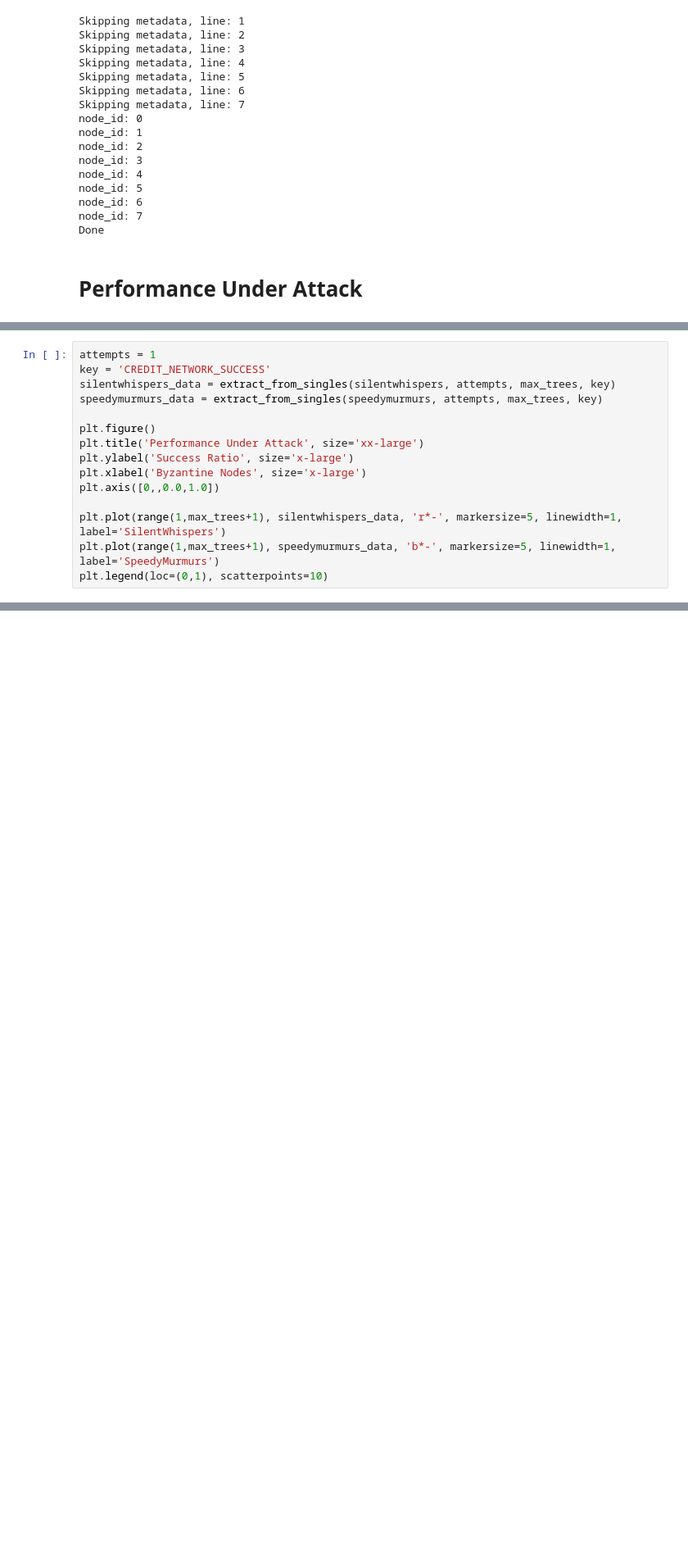
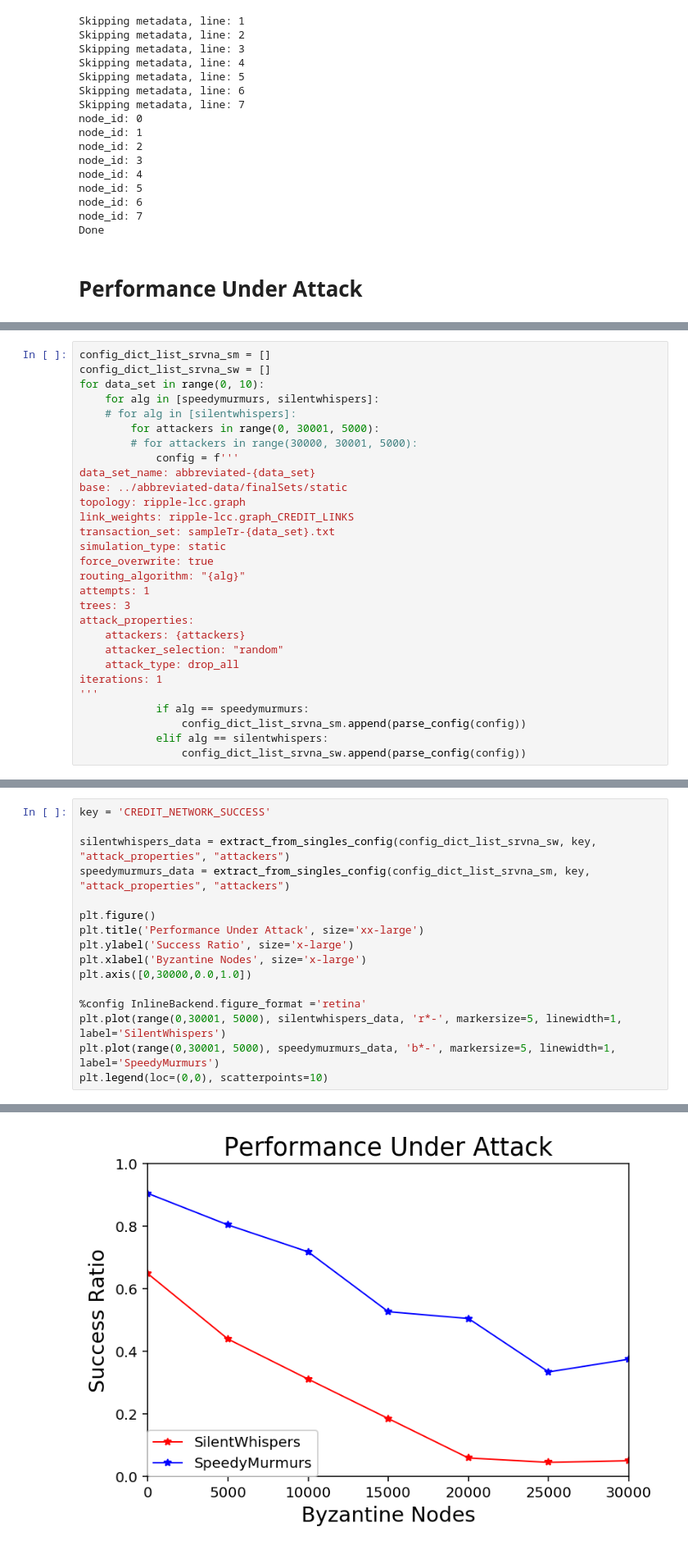
Before and after one commit to iowaguy/pcn-simulator, a Jupyter notebook: speedy-murmurs-simulator/Payment-Channel-Network-Simulations.ipynb, the cells around one changed output, grey strips where cells are left out. Shown at 82% size. Drawn from its saved outputs; the diff is of its cells as text; blank space fills up the shorter version.

Commit message:
First attack w/ averaging done
Byzantine nodes are randomly selected and they fail all transactions
they are a part of.

```diff
--- a/speedy-murmurs-simulator/Payment-Channel-Network-Simulations.ipynb
+++ b/speedy-murmurs-simulator/Payment-Channel-Network-Simulations.ipynb
@@ -552,0 +665,29 @@ Done
+# %%
+config_dict_list_srvna_sm = []
+config_dict_list_srvna_sw = []
+for data_set in range(0, 10):
+    for alg in [speedymurmurs, silentwhispers]:
+    # for alg in [silentwhispers]:
+        for attackers in range(0, 30001, 5000):
+        # for attackers in range(30000, 30001, 5000):
+            config = f'''
+data_set_name: abbreviated-{data_set}
+base: ../abbreviated-data/finalSets/static
+topology: ripple-lcc.graph
+link_weights: ripple-lcc.graph_CREDIT_LINKS
+transaction_set: sampleTr-{data_set}.txt
+simulation_type: static
+force_overwrite: true
+routing_algorithm: "{alg}"
+attempts: 1
+trees: 3
+attack_properties:
+    attackers: {attackers}
+    attacker_selection: "random"
+    attack_type: drop_all
+iterations: 1
+'''
+            if alg == speedymurmurs:
+                config_dict_list_srvna_sm.append(parse_config(config))
+            elif alg == silentwhispers:
+                config_dict_list_srvna_sw.append(parse_config(config))
@@ -553,15 +702,17 @@ Done
 # %%
-attempts = 1
 key = 'CREDIT_NETWORK_SUCCESS'
-silentwhispers_data = extract_from_singles(silentwhispers, attempts, max_trees, key)
-speedymurmurs_data = extract_from_singles(speedymurmurs, attempts, max_trees, key)
+
+silentwhispers_data = extract_from_singles_config(config_dict_list_srvna_sw, key, "attack_properties", "attackers")
+speedymurmurs_data = extract_from_singles_config(config_dict_list_srvna_sm, key, "attack_properties", "attackers")
 
 plt.figure()
 plt.title('Performance Under Attack', size='xx-large')
 plt.ylabel('Success Ratio', size='x-large')
 plt.xlabel('Byzantine Nodes', size='x-large')
-plt.axis([0,,0.0,1.0])
+plt.axis([0,30000,0.0,1.0])
 
-plt.plot(range(1,max_trees+1), silentwhispers_data, 'r*-', markersize=5, linewidth=1, label='SilentWhispers')
-plt.plot(range(1,max_trees+1), speedymurmurs_data, 'b*-', markersize=5, linewidth=1, label='SpeedyMurmurs')
-plt.legend(loc=(0,1), scatterpoints=10)
+%config InlineBackend.figure_format ='retina'
+plt.plot(range(0,30001, 5000), silentwhispers_data, 'r*-', markersize=5, linewidth=1, label='SilentWhispers')
+plt.plot(range(0,30001, 5000), speedymurmurs_data, 'b*-', markersize=5, linewidth=1, label='SpeedyMurmurs')
+plt.legend(loc=(0,0), scatterpoints=10)
+# %% [output]
@@ -567,0 +720 @@ plt.legend(loc=(0,1), scatterpoints=10)
+[figure, added]
```
Also changed, not shown: parts of 10 cells of this notebook, 5 other files.
